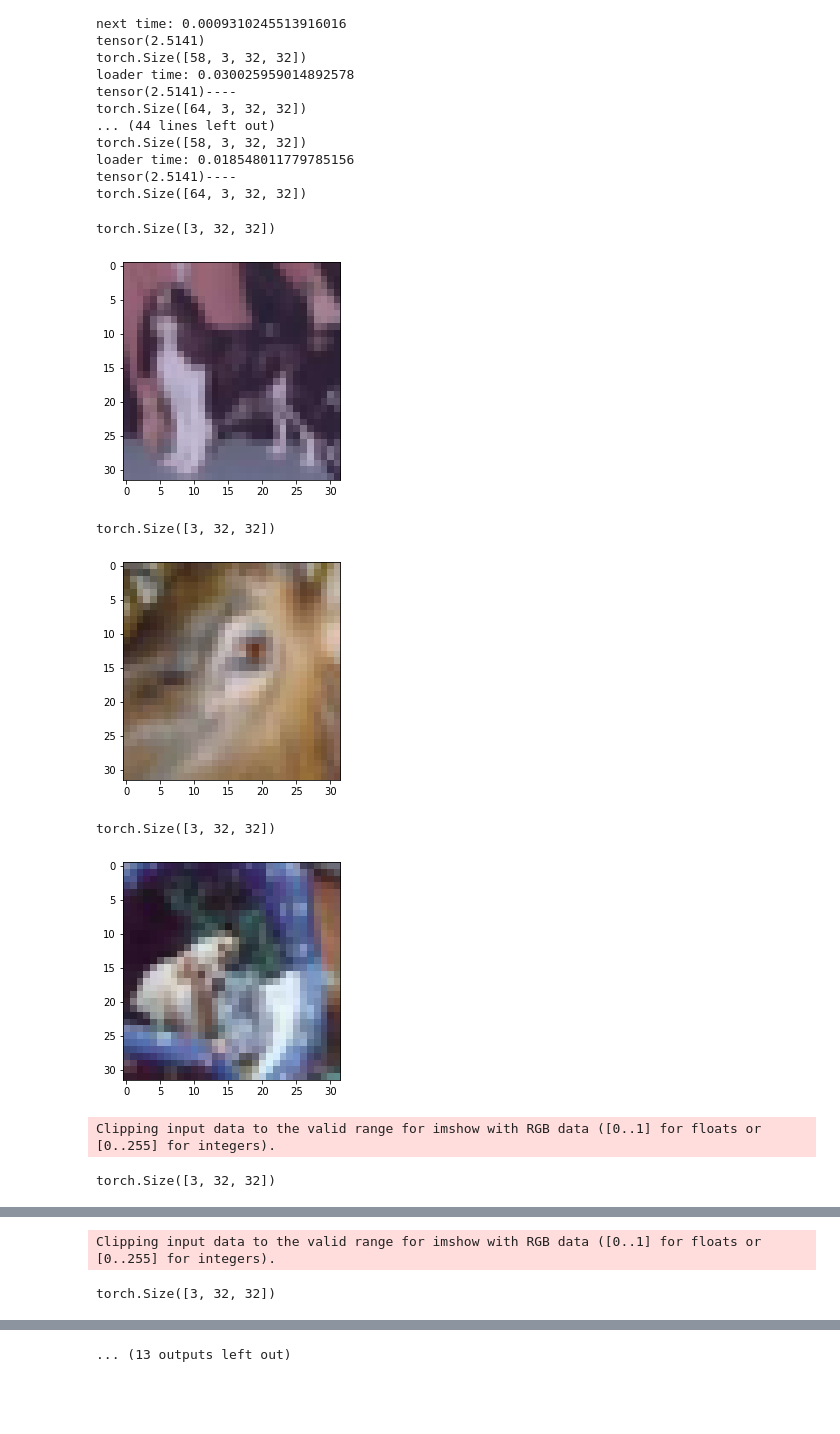
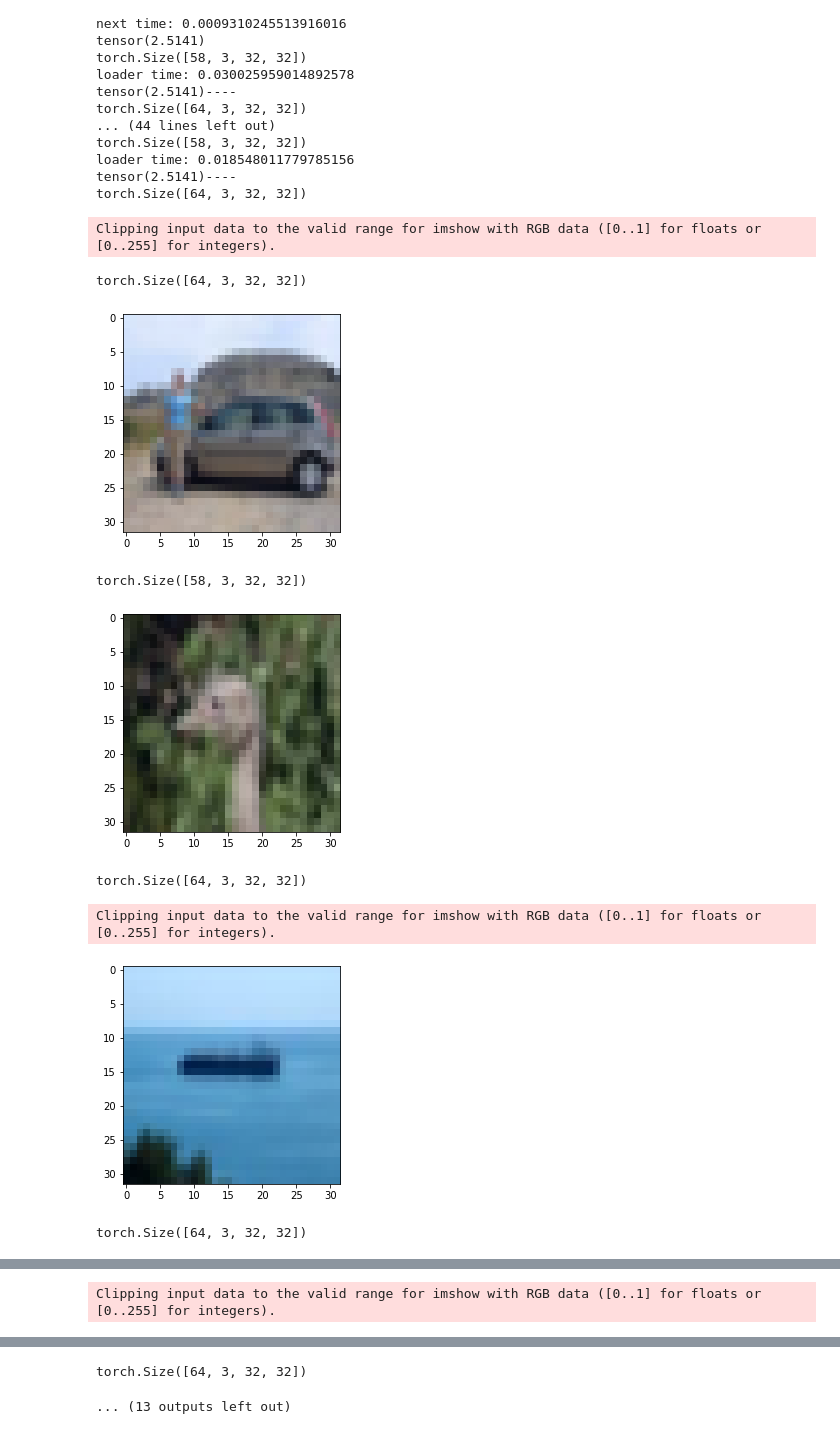
Before and after one commit to Morales97/MixMatch_and_Beyond, a Jupyter notebook: notebooks/check_dataloader.ipynb, the cells around one changed output, grey strips where cells are left out. Drawn from its saved outputs; the diff is of its cells as text; code cells hidden in the pictures; blank space fills up the shorter version.

```diff
--- a/notebooks/check_dataloader.ipynb
+++ b/notebooks/check_dataloader.ipynb
@@ -14,7 +14,7 @@ import torchvision.transforms as transforms
 import numpy as np
 import time
 # %%
- train_labeled_loader, train_unlabeled_loader, val_loader, test_loader = get_dataloaders_ssl(path='../data')
+ train_labeled_loader, train_unlabeled_loader, val_loader, test_loader = get_dataloaders_ssl(path='data')
 # %% [output]
 Files already downloaded and verified
 Files already downloaded and verified
@@ -23,3 +21,7 @@ iter_loader = iter(train_labeled_loader)
+# %%
+from itertools import cycle
+
+iter_loader = cycle(train_labeled_loader)
 # %%
 
     iter_loader = iter(train_labeled_loader)
@@ -52,16 +54,16 @@ tensor(2.5141)----
 torch.Size([64, 3, 32, 32])
 # %%
 for _ in range(10):
-    iter_loader = iter(train_labeled_loader)
-    inputs_x, targets_x = iter_loader.next()
-    print(inputs_x[0].shape)
+    inputs_x, targets_x = next(iter_loader)
+    print(inputs_x.shape)
     show_img(inputs_x[0])
 # %% [output]
-torch.Size([3, 32, 32])
+Clipping input data to the valid range for imshow with RGB data ([0..1] for floats or [0..255] for integers).
+torch.Size([64, 3, 32, 32])
-[figure, old version]
+[figure, new version]
-torch.Size([3, 32, 32])
+torch.Size([58, 3, 32, 32])
-[figure, old version]
+[figure, new version]
-torch.Size([3, 32, 32])
-[figure, old version]
-Clipping input data to the valid range for imshow with RGB data ([0..1] for floats or [0..255] for integers).
+torch.Size([64, 3, 32, 32])
-torch.Size([3, 32, 32])
+Clipping input data to the valid range for imshow with RGB data ([0..1] for floats or [0..255] for integers).
+[figure, new version]
+torch.Size([64, 3, 32, 32])
@@ -69,2 +71 @@ torch.Size([3, 32, 32])
-Clipping input data to the valid range for imshow with RGB data ([0..1] for floats or [0..255] for integers).
-torch.Size([3, 32, 32])
+Clipping input data to the valid range for imshow with RGB data ([0..1] for floats or [0..255] for integers).
@@ -72 +72,2 @@ torch.Size([3, 32, 32])
-... (13 outputs left out)
+torch.Size([64, 3, 32, 32])
+... (13 outputs left out)
```
Also changed, not shown: parts of 3 cells of this notebook, 7 other files.
